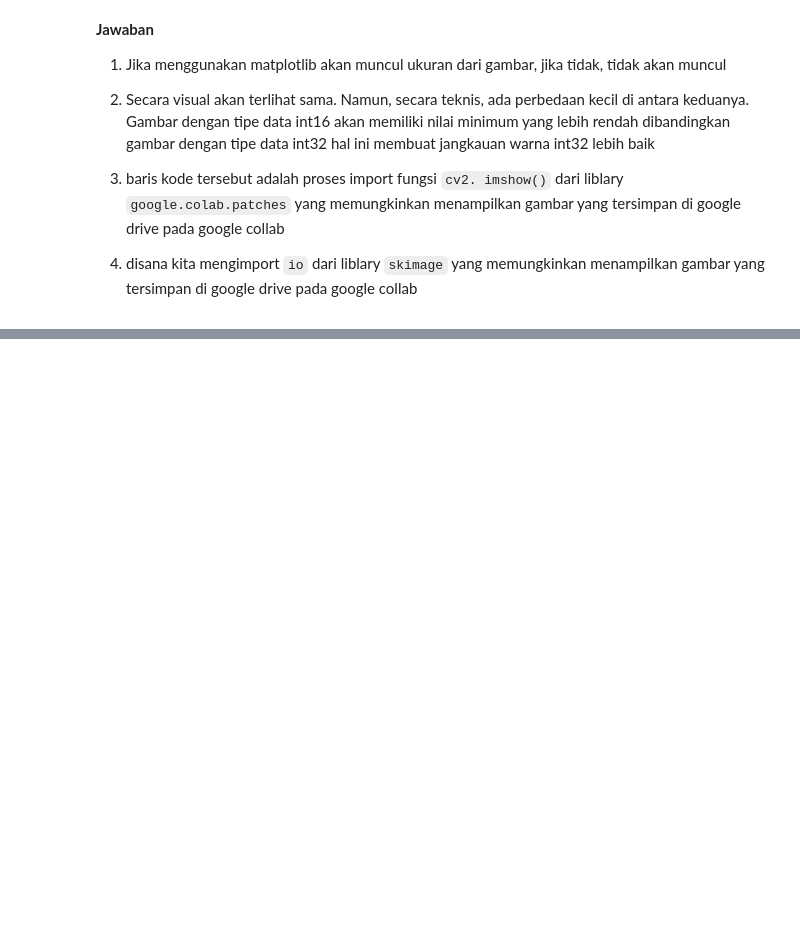
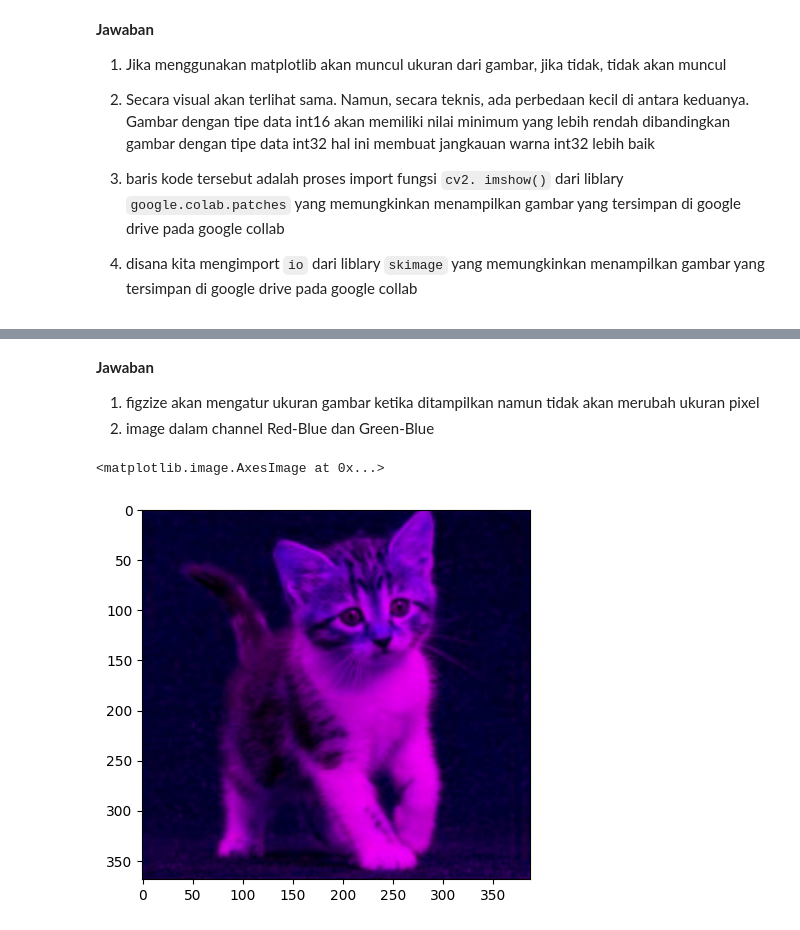
Before and after one commit to Ziedny28/PCVK-Ganjil-2023, a Jupyter notebook: week-02/week2.ipynb, the cells around one changed output, grey strips where cells are left out. Drawn from its saved outputs; the diff is of its cells as text; code cells hidden in the pictures; blank space fills up the shorter version.

```diff
--- a/week-02/week2.ipynb
+++ b/week-02/week2.ipynb
@@ -159,0 +181,13 @@ from skimage import io
+# %% [markdown]
+**Jawaban**
+
+1. figzize akan mengatur ukuran gambar ketika ditampilkan namun tidak akan merubah ukuran pixel
+2. image dalam channel Red-Blue dan Green-Blue
+# %%
+img_red_blue = img.copy() #get image
+img_red_blue[:, :, 1] = 0
+
+plt.imshow(img_red_blue)
+# %% [output]
+<matplotlib.image.AxesImage at 0x...>
+[figure, added]
```
Also changed, not shown: parts of 17 cells of this notebook.
